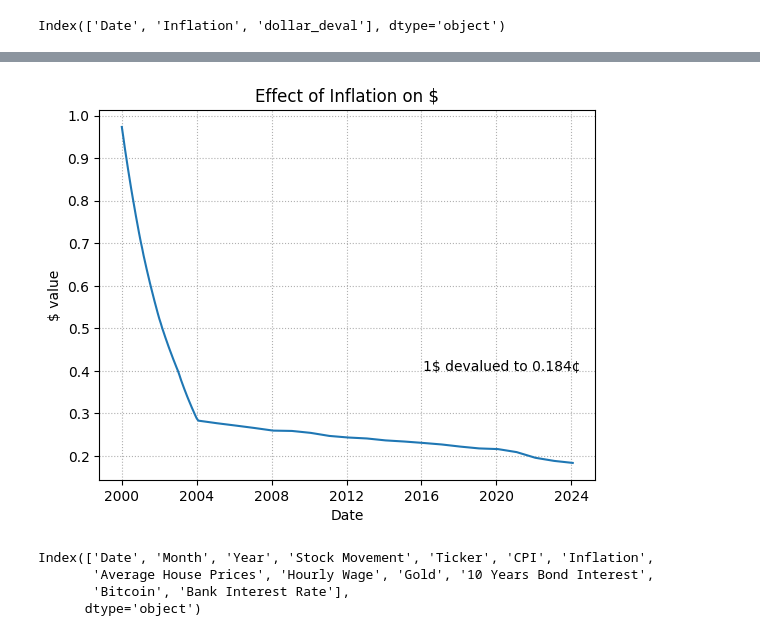
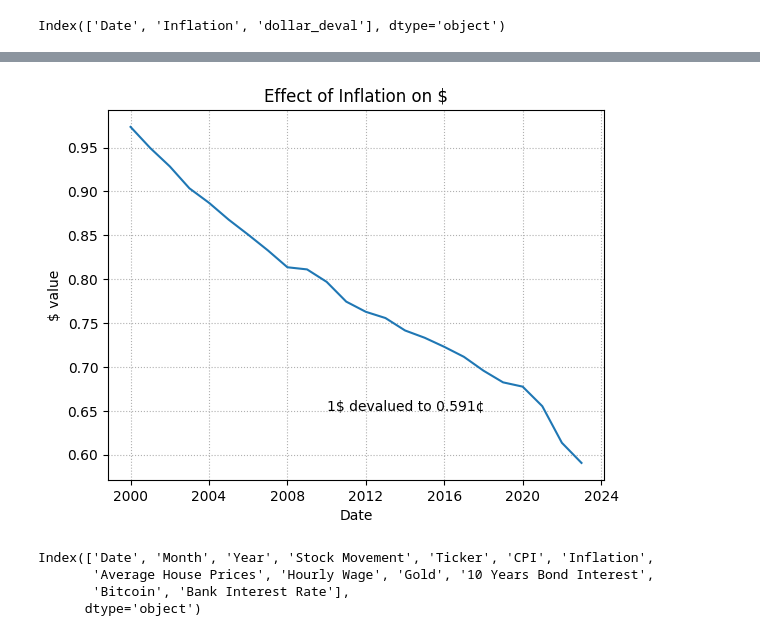
Before and after one commit to mehassanhmood/StoryBoard, a Jupyter notebook: data_processing.ipynb, the cells around one changed output, grey strips where cells are left out. Cells and saved outputs as stored; diff of their text form; code cells hidden in the pictures.

Commit message:
inflation data added

```diff
--- a/data_processing.ipynb
+++ b/data_processing.ipynb
@@ -58,0 +87,2 @@ with open("dollarDevaluation.json", "w") as file:
+# %%
+inflation["date"] = pd.to_datetime(inflation.date, format="%Y")
@@ -58,0 +98,2 @@ with open("dollarDevaluation.json", "w") as file:
+# %%
+inflation  = inflation.iloc[3:,:]
@@ -58,0 +109,4 @@ with open("dollarDevaluation.json", "w") as file:
+# %%
+inflation_data = inflation[["date"]]
+# %%
+inflation_data["dollar_deval"] =1 / ((1+inflation["inflation"]).cumprod())
@@ -59,10 +124,10 @@ with open("dollarDevaluation.json", "w") as file:
 # %%
-plt.plot(inflation_data.Date, inflation_data.dollar_deval)
+plt.plot(inflation_data.date, inflation_data.dollar_deval)
 plt.grid(linestyle="dotted");
 plt.xlabel("Date")
 plt.ylabel("$ value")
 plt.title("Effect of Inflation on $")
-plt.annotate(f"1$ devalued to {inflation_data.dollar_deval.iloc[-1]:.3f}\u00A2",(inflation_data.Date.iloc[-9],0.4))
+plt.annotate(f"1$ devalued to {inflation_data.dollar_deval.iloc[-1]:.3f}\u00A2",(inflation_data.date.iloc[10],0.65))
 plt.show();
 # %% [output]
-[figure, old version]
+[figure, new version]
```
Also changed, not shown: parts of 12 cells of this notebook, 5 other files.
